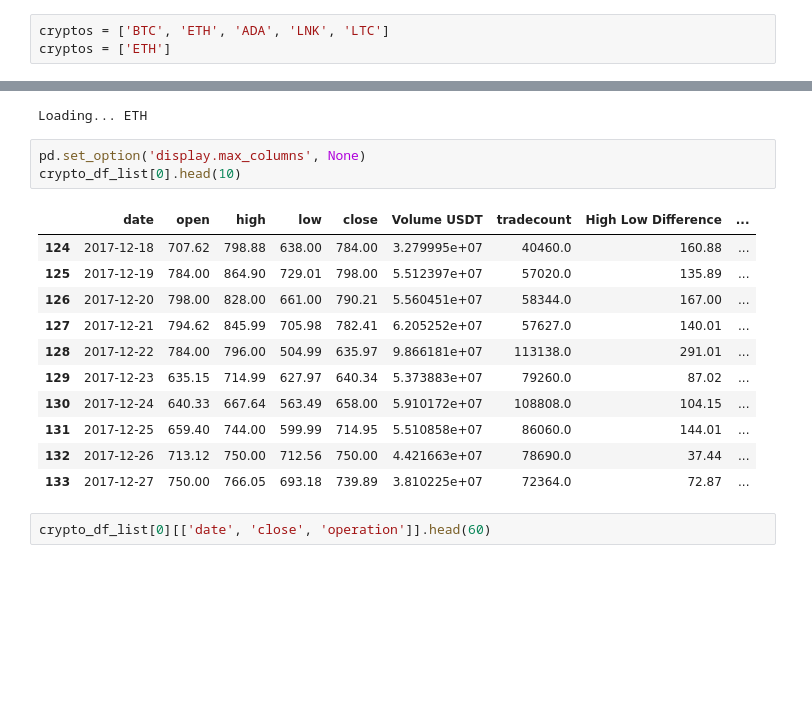
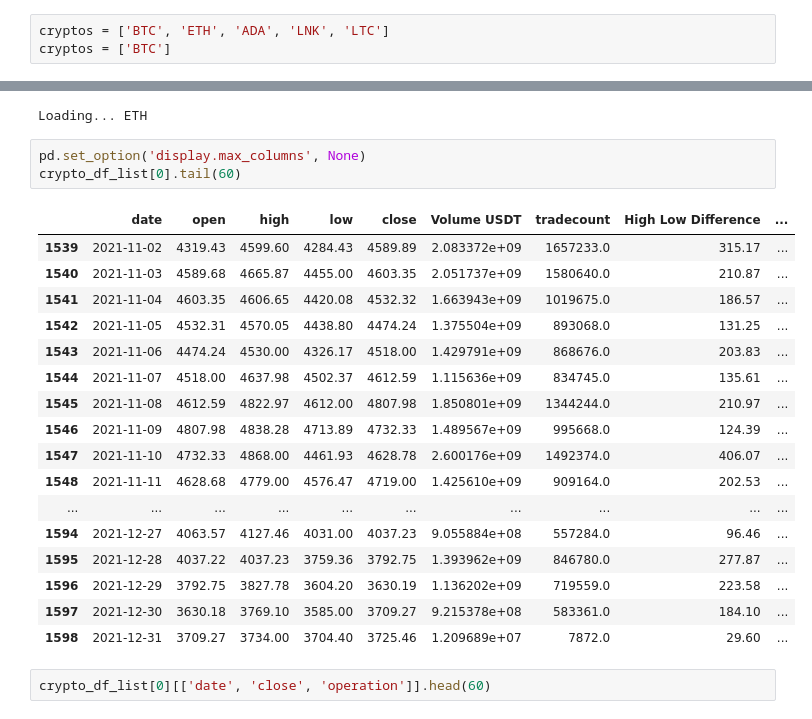
Before and after one commit to GZabalaG/crypto_bot, a Jupyter notebook: data_processor/Datafram Analysis.ipynb, the cells around one changed output, grey strips where cells are left out. Cells and saved outputs as stored; diff of their text form; blank space fills up the shorter version.

```diff
--- a/data_processor/Datafram Analysis.ipynb
+++ b/data_processor/Datafram Analysis.ipynb
@@ -106,7 +106,7 @@ import seaborn as sns
 Load, clean and extract features for analysis
 # %%
 cryptos = ['BTC', 'ETH', 'ADA', 'LNK', 'LTC']
-cryptos = ['ETH']
+cryptos = ['BTC']
 # %%
 crypto_df_list = []
 for crypto in cryptos:
@@ -132,19 +132,25 @@ for crypto in cryptos:
 Loading... ETH
 # %%
 pd.set_option('display.max_columns', None)
-crypto_df_list[0].head(10)
+crypto_df_list[0].tail(60)
 # %% [output]
 |  | date | open | high | low | close | Volume USDT | tradecount | High Low Difference | ... |
-| 124 | 2017-12-18 | 707.62 | 798.88 | 638.00 | 784.00 | 3.279995e+07 | 40460.0 | 160.88 | ... |
-| 125 | 2017-12-19 | 784.00 | 864.90 | 729.01 | 798.00 | 5.512397e+07 | 57020.0 | 135.89 | ... |
-| 126 | 2017-12-20 | 798.00 | 828.00 | 661.00 | 790.21 | 5.560451e+07 | 58344.0 | 167.00 | ... |
-| 127 | 2017-12-21 | 794.62 | 845.99 | 705.98 | 782.41 | 6.205252e+07 | 57627.0 | 140.01 | ... |
-| 128 | 2017-12-22 | 784.00 | 796.00 | 504.99 | 635.97 | 9.866181e+07 | 113138.0 | 291.01 | ... |
-| 129 | 2017-12-23 | 635.15 | 714.99 | 627.97 | 640.34 | 5.373883e+07 | 79260.0 | 87.02 | ... |
-| 130 | 2017-12-24 | 640.33 | 667.64 | 563.49 | 658.00 | 5.910172e+07 | 108808.0 | 104.15 | ... |
-| 131 | 2017-12-25 | 659.40 | 744.00 | 599.99 | 714.95 | 5.510858e+07 | 86060.0 | 144.01 | ... |
-| 132 | 2017-12-26 | 713.12 | 750.00 | 712.56 | 750.00 | 4.421663e+07 | 78690.0 | 37.44 | ... |
-| 133 | 2017-12-27 | 750.00 | 766.05 | 693.18 | 739.89 | 3.810225e+07 | 72364.0 | 72.87 | ... |
+| 1539 | 2021-11-02 | 4319.43 | 4599.60 | 4284.43 | 4589.89 | 2.083372e+09 | 1657233.0 | 315.17 | ... |
+| 1540 | 2021-11-03 | 4589.68 | 4665.87 | 4455.00 | 4603.35 | 2.051737e+09 | 1580640.0 | 210.87 | ... |
+| 1541 | 2021-11-04 | 4603.35 | 4606.65 | 4420.08 | 4532.32 | 1.663943e+09 | 1019675.0 | 186.57 | ... |
+| 1542 | 2021-11-05 | 4532.31 | 4570.05 | 4438.80 | 4474.24 | 1.375504e+09 | 893068.0 | 131.25 | ... |
+| 1543 | 2021-11-06 | 4474.24 | 4530.00 | 4326.17 | 4518.00 | 1.429791e+09 | 868676.0 | 203.83 | ... |
+| 1544 | 2021-11-07 | 4518.00 | 4637.98 | 4502.37 | 4612.59 | 1.115636e+09 | 834745.0 | 135.61 | ... |
+| 1545 | 2021-11-08 | 4612.59 | 4822.97 | 4612.00 | 4807.98 | 1.850801e+09 | 1344244.0 | 210.97 | ... |
+| 1546 | 2021-11-09 | 4807.98 | 4838.28 | 4713.89 | 4732.33 | 1.489567e+09 | 995668.0 | 124.39 | ... |
+| 1547 | 2021-11-10 | 4732.33 | 4868.00 | 4461.93 | 4628.78 | 2.600176e+09 | 1492374.0 | 406.07 | ... |
+| 1548 | 2021-11-11 | 4628.68 | 4779.00 | 4576.47 | 4719.00 | 1.425610e+09 | 909164.0 | 202.53 | ... |
+| ... | ... | ... | ... | ... | ... | ... | ... | ... | ... |
+| 1594 | 2021-12-27 | 4063.57 | 4127.46 | 4031.00 | 4037.23 | 9.055884e+08 | 557284.0 | 96.46 | ... |
+| 1595 | 2021-12-28 | 4037.22 | 4037.23 | 3759.36 | 3792.75 | 1.393962e+09 | 846780.0 | 277.87 | ... |
+| 1596 | 2021-12-29 | 3792.75 | 3827.78 | 3604.20 | 3630.19 | 1.136202e+09 | 719559.0 | 223.58 | ... |
+| 1597 | 2021-12-30 | 3630.18 | 3769.10 | 3585.00 | 3709.27 | 9.215378e+08 | 583361.0 | 184.10 | ... |
+| 1598 | 2021-12-31 | 3709.27 | 3734.00 | 3704.40 | 3725.46 | 1.209689e+07 | 7872.0 | 29.60 | ... |
 # %%
 crypto_df_list[0][['date', 'close', 'operation']].head(60)
 # %% [output]
```
Also changed, not shown: 2 other files.
